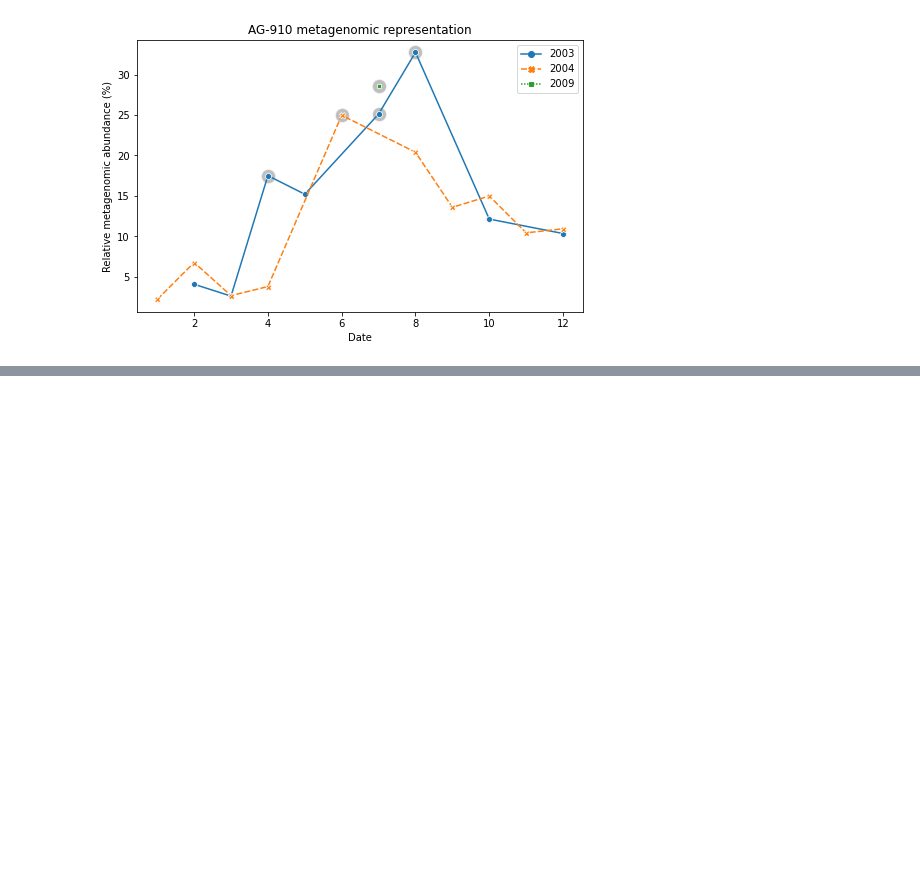
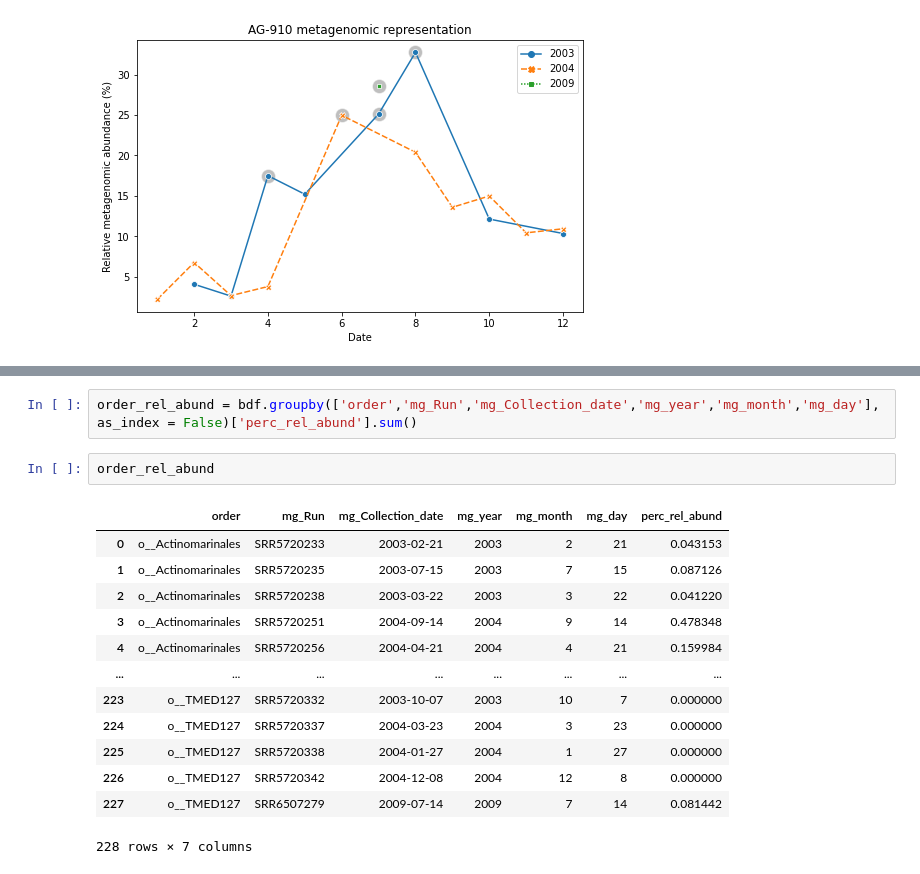
Before and after one commit to Bigelow-SCG-Course/Day3AM_read_recruitment, a Jupyter notebook: metagenome_recruitment_plotting.ipynb, the cells around one changed output, grey strips where cells are left out. Saved outputs shown, nothing was run; the diff lists cells and outputs as text; blank space fills up the shorter version.

```diff
--- a/metagenome_recruitment_plotting.ipynb
+++ b/metagenome_recruitment_plotting.ipynb
@@ -322,0 +376,18 @@ Text(0.5, 1.0, 'Metagenomic Recruitment to Plate AG-910')
+# %%
+order_rel_abund = bdf.groupby(['order','mg_Run','mg_Collection_date','mg_year','mg_month','mg_day'], as_index = False)['perc_rel_abund'].sum()
+# %%
+order_rel_abund
+# %% [output]
+|  | order | mg_Run | mg_Collection_date | mg_year | mg_month | mg_day | perc_rel_abund |
+| 0 | o__Actinomarinales | SRR5720233 | 2003-02-21 | 2003 | 2 | 21 | 0.043153 |
+| 1 | o__Actinomarinales | SRR5720235 | 2003-07-15 | 2003 | 7 | 15 | 0.087126 |
+| 2 | o__Actinomarinales | SRR5720238 | 2003-03-22 | 2003 | 3 | 22 | 0.041220 |
+| 3 | o__Actinomarinales | SRR5720251 | 2004-09-14 | 2004 | 9 | 14 | 0.478348 |
+| 4 | o__Actinomarinales | SRR5720256 | 2004-04-21 | 2004 | 4 | 21 | 0.159984 |
+| ... | ... | ... | ... | ... | ... | ... | ... |
+| 223 | o__TMED127 | SRR5720332 | 2003-10-07 | 2003 | 10 | 7 | 0.000000 |
+| 224 | o__TMED127 | SRR5720337 | 2004-03-23 | 2004 | 3 | 23 | 0.000000 |
+| 225 | o__TMED127 | SRR5720338 | 2004-01-27 | 2004 | 1 | 27 | 0.000000 |
+| 226 | o__TMED127 | SRR5720342 | 2004-12-08 | 2004 | 12 | 8 | 0.000000 |
+| 227 | o__TMED127 | SRR6507279 | 2009-07-14 | 2009 | 7 | 14 | 0.081442 |
+228 rows × 7 columns
```
Also changed, not shown: parts of 15 cells of this notebook, 3 other files.
